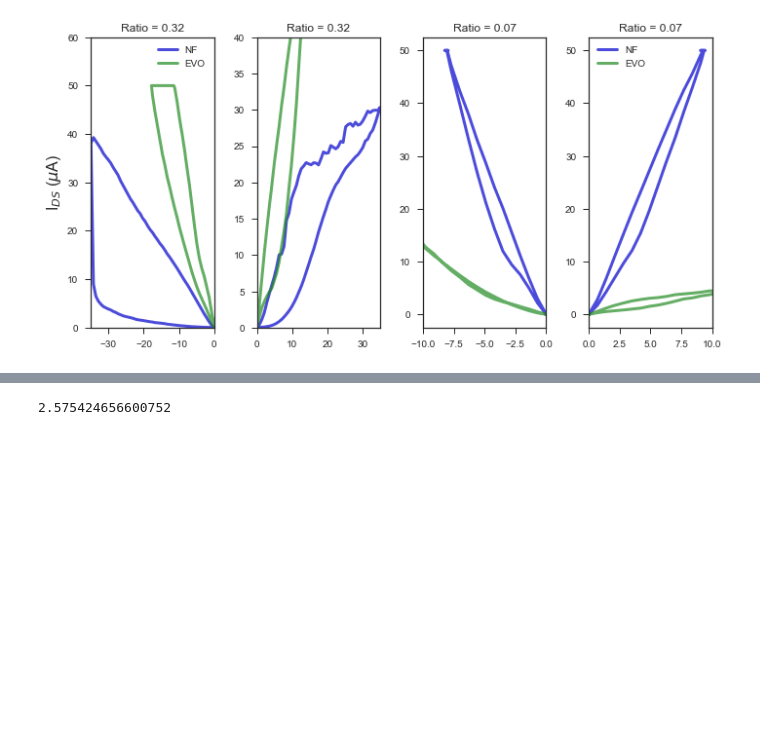
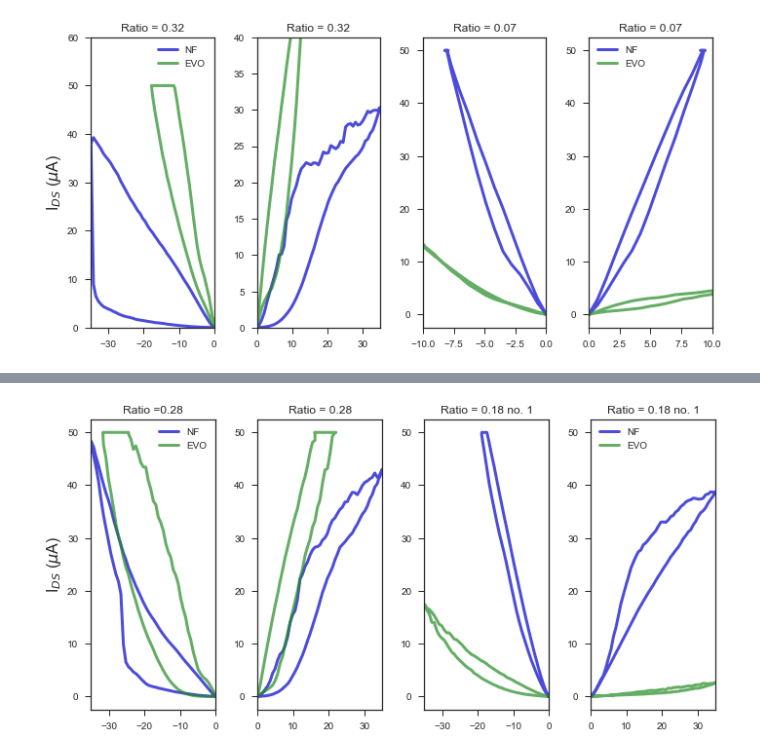
Before and after one commit to molydisulfide/Cut-to-channel-ratio-study, a Jupyter notebook: Ratio_parameters.ipynb, the cells around one changed output, grey strips where cells are left out. Saved outputs shown, nothing was run; the diff lists cells and outputs as text; code cells hidden in the pictures; blank space fills up the shorter version.

```diff
--- a/Ratio_parameters.ipynb
+++ b/Ratio_parameters.ipynb
@@ -1916,4 +2056,73 @@ LinregressResult(slope=8.86491735515862e-06, intercept=2.200174669141657e-05, rv
-# %%
-8.86491735515862e-06/3.4421186938775507e-06
-# %% [output]
-2.575424656600752
+# %%
+fig = plt.figure(figsize=(10,5))
+fig.canvas.draw()
+sns.set_style('ticks')
+
+scale_y = 1e-6
+ticks_y = ticker.FuncFormatter(lambda x, pos: '{0:g}'.format(x/scale_y))
+ax.yaxis.set_major_formatter(ticks_y)
+
+
+ax1 = fig.add_subplot(1,4,1)
+ax1.plot(x_095_EVO_NF, abs(y_095_EVO_NF), '-', ms=2, color = 'mediumblue',  lw=3, alpha=0.7, mfc='orange', dash_capstyle = 'butt',
+mew = '1', label = 'NF' )
+
+ax1.plot(x_095_EVO, abs(y_095_EVO),'-', ms=5, color = 'forestgreen',  lw=3, alpha=0.7, mfc='orange', dash_capstyle = 'butt',
+mew = '1', label = 'EVO' )
+ax1.yaxis.set_major_formatter(ticks_y)
+ax1.set_ylabel('I$_{DS}$ ($\mu$A)', fontsize = 16)
+ax1.set_title('Ratio =0.28')
+ax1.set_xlim([-35,0])
+#ax1.set_ylim([0,3*10e-7])
+ax1.legend(loc = 'upper right')
+
+ax2 = fig.add_subplot(1,4,2)
+ax2.plot(x_095_EVO_NF, abs(y_095_EVO_NF), '-', ms=2, color = 'mediumblue',  lw=3, alpha=0.7, mfc='orange', dash_capstyle = 'butt',
+mew = '1', label = 'NF' )
+ax2.plot(x_095_EVO, abs(y_095_EVO),'-', ms=5, color = 'forestgreen',  lw=3, alpha=0.7, mfc='orange', dash_capstyle = 'butt',
+mew = '1', label = 'EVO' )
+ax2.yaxis.set_major_formatter(ticks_y)
+#ax3.set_ylabel('I$_{DS}$ (A)', fontsize = 16)
+ax2.set_title('Ratio = 0.28')
+ax2.set_xlim([0,35])
+#ax2.set_ylim([0,0.08*10e-7])
+
+
+plt.setp(ax2.get_yticklabels(), visible=True)
+
+ax3 = fig.add_subplot(1,4,3)
+ax3.plot(x_10_EVO_NF, abs(y_10_EVO_NF), '-', ms=2, color = 'mediumblue',  lw=3, alpha=0.7, mfc='orange', dash_capstyle = 'butt',
+mew = '1', label = 'NF' )
+ax3.plot(x_10_EVO, abs(y_10_EVO),'-', ms=5, color = 'forestgreen',  lw=3, alpha=0.7, mfc='orange', dash_capstyle = 'butt',
+mew = '1', label = 'EVO' )
+#ax3.plot(x_045_EVO_NF, fit_lrs_1(x_045_EVO_NF),'-', ms=5, color = 'black',  lw=3, alpha=0.7, mfc='orange', dash_capstyle = 'butt',
+#mew = '1', label = 'EVO' )
+ax3.yaxis.set_major_formatter(ticks_y)
+#ax3.set_ylabel('I$_{DS}$ (A)', fontsize = 16)
+ax3.set_title('Ratio = 0.18 no. 1')
+ax3.set_xlim([-35,0])
+#ax3.set_ylim([0,0.1*10e-7])
+plt.setp(ax3.get_yticklabels(), visible=True)
+
+ax4 = fig.add_subplot(1,4,4)
+ax4.plot(x_10_EVO_NF, abs(y_10_EVO_NF), '-', ms=2, color = 'mediumblue',  lw=3, alpha=0.7, mfc='orange', dash_capstyle = 'butt',
+mew = '1', label = 'NF' )
+ax4.plot(x_10_EVO, abs(y_10_EVO),'-', ms=5, color = 'forestgreen',  lw=3, alpha=0.7, mfc='orange', dash_capstyle = 'butt',
+mew = '1', label = 'EVO' )
+ax4.yaxis.set_major_formatter(ticks_y)
+#ax3.set_ylabel('I$_{DS}$ (A)', fontsize = 16)
+ax4.set_title('Ratio = 0.18 no. 1')
+ax4.set_xlim([0,35])
+#ax4.set_ylim([0,0.0002*10e-7])
+ax4.legend(loc = 'upper left')
+#plt.setp(ax4.get_yticklabels(), visible=True)
+
+#ax4.plot(x_10_EVO_NF[0:22], abs(y_10_EVO_NF[0:22]), '-', ms=2, color = 'r',  lw=3, alpha=0.7,
+#mfc='orange', dash_capstyle = 'butt',
+#mew = '1', label = 'NF' )
+
+plt.tight_layout()
+plt.savefig("Vsets_15_16",bbox_inches='tight', dpi = 300)
+plt.show()
+# %% [output]
+[figure, added]
```
Also changed, not shown: parts of 16 cells of this notebook.
